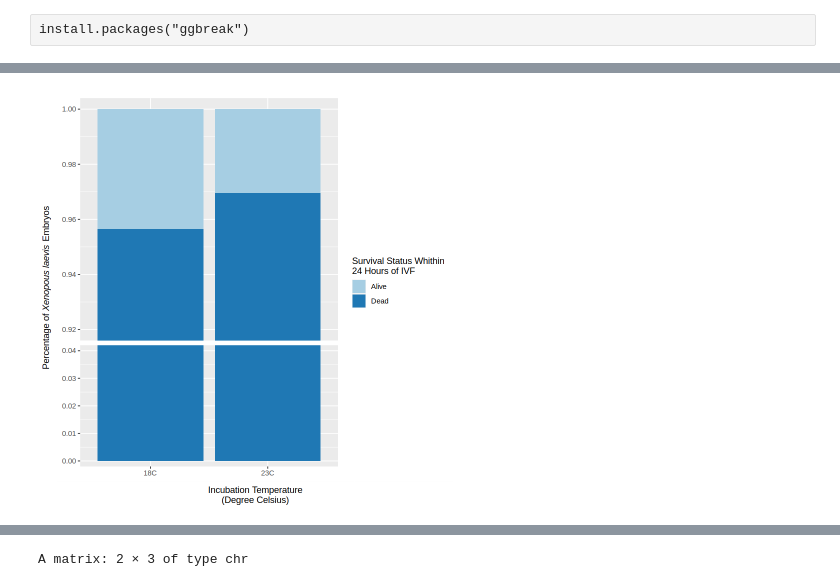
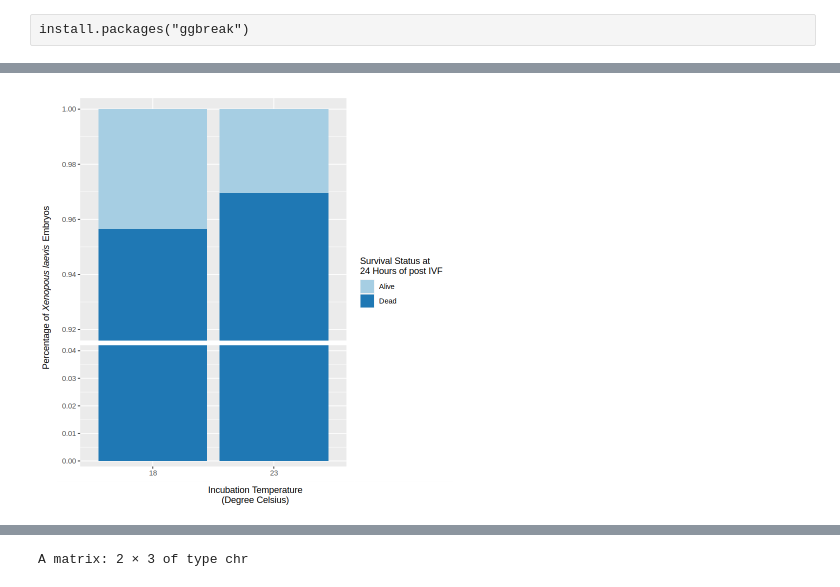
Before and after one commit to kiarashbahari/frog, a Jupyter notebook: developmental_rate.ipynb, the cells around one changed output, grey strips where cells are left out. Drawn from its saved outputs; the diff is of its cells as text; code cells hidden in the pictures.

```diff
--- a/developmental_rate.ipynb
+++ b/developmental_rate.ipynb
@@ -701,7 +670,7 @@ install.packages("ggbreak")
 library(ggbreak)
 library(patchwork)
 df3<-data.frame(
-    "Temperature"=c("18C","23C","18C","23C"),
+    "Temperature"=c("18","23","18","23"),
     "percent"=c(571/597,543/560,26/597,17/560),
     "Stat"=c('Dead','Dead', 'Alive','Alive')
     )
@@ -717,15 +694,15 @@ A data.frame: 4 × 3
 # %%
 ggplot(df3, aes(x=Temperature, y=percent, fill=Stat))+
 geom_bar(stat="identity"  )+#, position = position_dodge())+
 scale_y_break(c(0.04,0.92))+
 #scale_y_continuous(limits=c(0,1),breaks=seq(0,1,0.01))+
 #geom_text(aes( label=percent), vjust=1.6,
       #      color="white", size=3.5)+
 scale_fill_brewer(palette="Paired")+
 labs(x='Incubation Temperature\n(Degree Celsius)',y=expression(paste('Percentage of ',italic('Xenopous laevis'),' Embryos')),
-     fill='Survival Status Whithin\n24 Hours of IVF')
+     fill='Survival Status at\n24 Hours of post IVF')
 
 #scale_color_discrete(labels=c('18°C','23°C'))+
 #scale_x_continuous(limits=c(0,80),breaks=seq(0,80,24))
 # %% [output]
-[figure, old version]
+[figure, new version]
```
Also changed, not shown: parts of 5 cells of this notebook, 3 other files.
